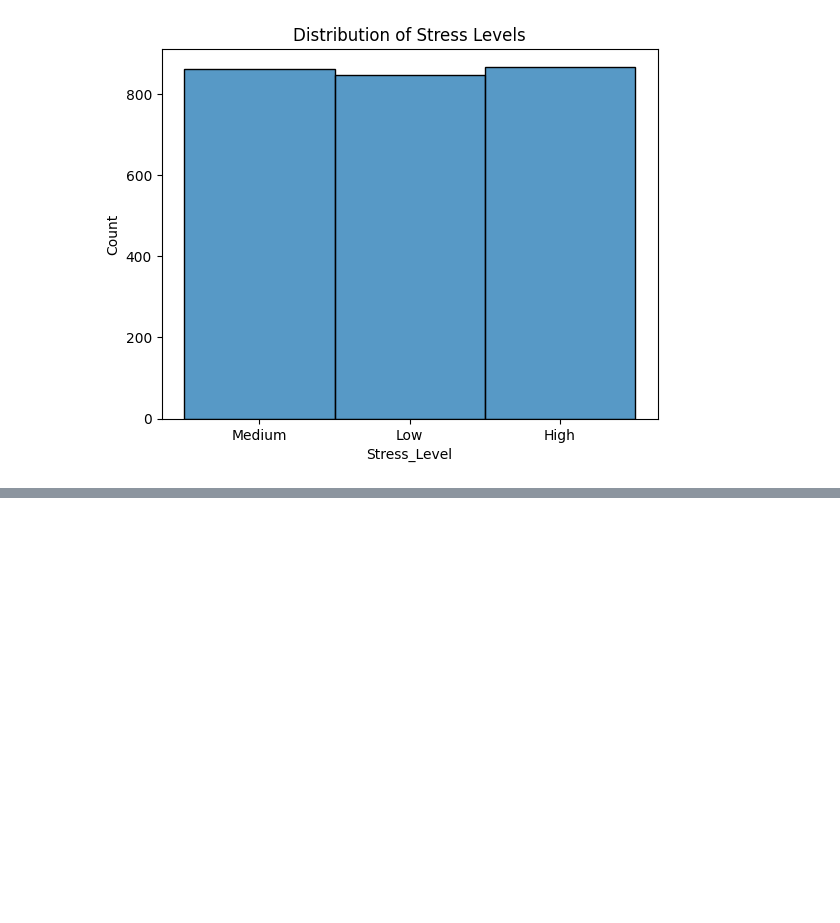
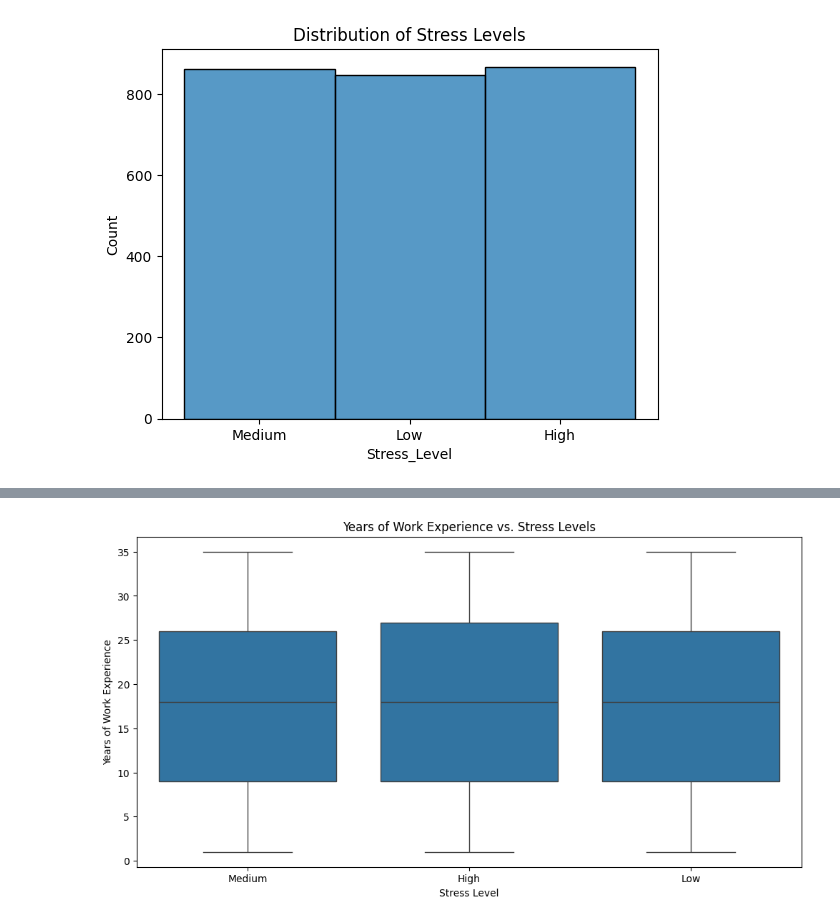
Before and after one commit to hanenia/Capstone_Project_1-, a Jupyter notebook: project.ipynb, the cells around one changed output, grey strips where cells are left out. Saved outputs shown, nothing was run; the diff lists cells and outputs as text; code cells hidden in the pictures; blank space fills up the shorter version.

```diff
--- a/project.ipynb
+++ b/project.ipynb
@@ -99,0 +97,12 @@ KeyError: 'Your_Target_Column_Name'
+# %%
+import pandas as pd
+
+# Load the data
+file_path = '/path/to/Impact_of_Remote_Work_on_Mental_Health.csv'
+data = pd.read_csv('Impact_of_Remote_Work_on_Mental_Health.csv')
+
+# Calculate the distribution of job roles
+job_role_distribution = data['Job_Role'].value_counts()
+
+# Display the distribution
+print(job_role_distribution)
@@ -99,0 +137,9 @@ KeyError: 'Your_Target_Column_Name'
+# %%
+plt.figure(figsize=(12, 6))
+sns.boxplot(x='Stress_Level', y='Years_of_Experience', data=data)
+plt.title("Years of Work Experience vs. Stress Levels")
+plt.xlabel("Stress Level")
+plt.ylabel("Years of Work Experience")
+plt.show()
+# %% [output]
+[figure, added]
```
Also changed, not shown: parts of 11 cells of this notebook.
